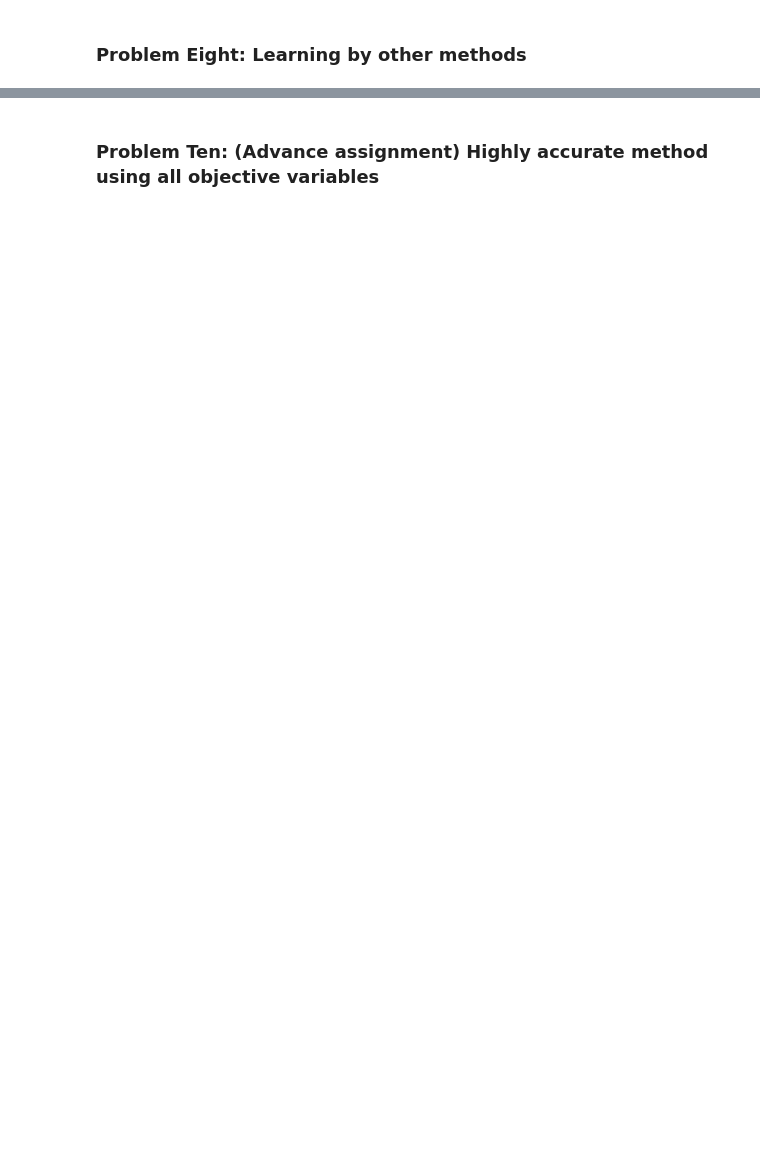
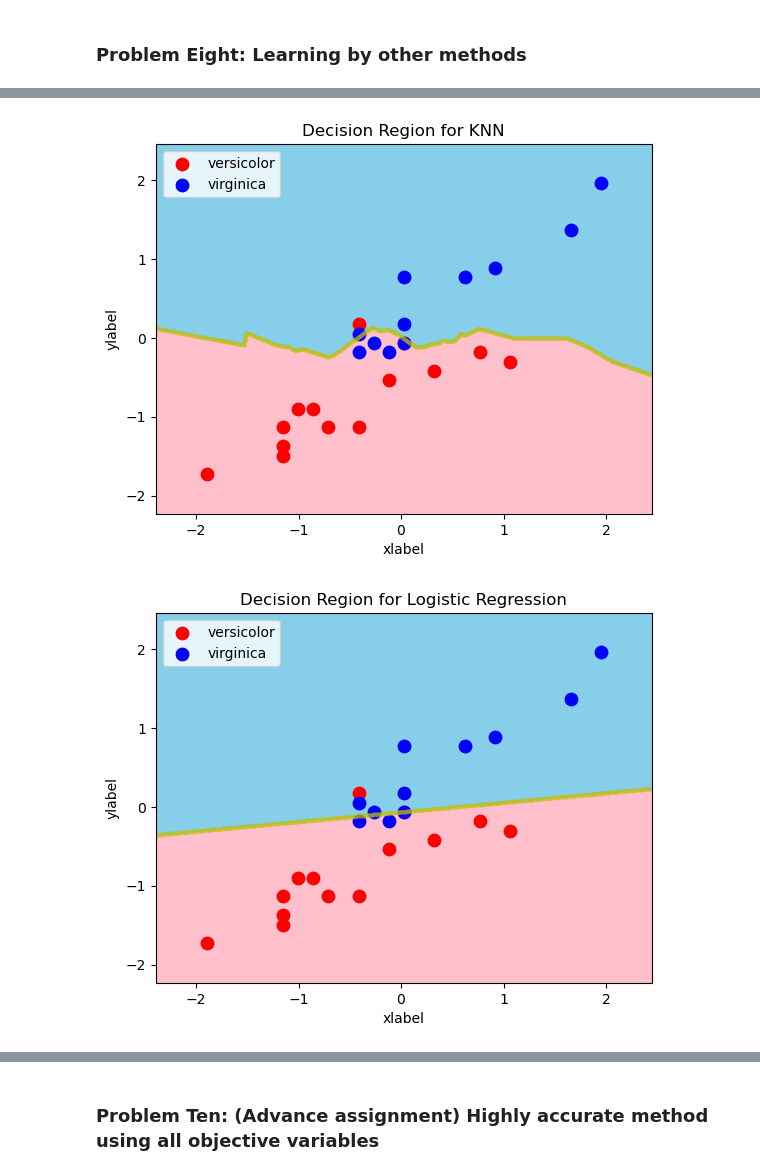
Before and after one commit to andervies/divic-corp-machine-learning-course, a Jupyter notebook: assignment14/Binary classification of iris series.ipynb, the cells around one changed output, grey strips where cells are left out. Cells and saved outputs as stored; diff of their text form; code cells hidden in the pictures; blank space fills up the shorter version.

```diff
--- a/assignment14/Binary classification of iris series.ipynb
+++ b/assignment14/Binary classification of iris series.ipynb
@@ -288,0 +335,20 @@ decision_region(X_train_transformed, y_train, knn3)
+# %%
+# Learning by Logistic Regression
+logr = LogisticRegression()
+logr.fit(X_train_transformed, y_train)
+y_pred_logr = logr.predict(X_test_transformed)
+# %%
+# Learning by SVM
+svm = SVC()
+svm.fit(X_train_transformed, y_train)
+y_pred_svm = svm.predict(X_test_transformed)
+# %%
+# Learning by Decision Tree Classifier
+dtree = DecisionTreeClassifier()
+dtree.fit(X_train_transformed, y_train)
+y_pred_dtree = dtree.predict(X_test_transformed)
+# %%
+# Learning by Random Forest Classifier
+forest = RandomForestClassifier()
+forest.fit(X_train_transformed, y_train)
+y_pred_forest = forest.predict(X_test_transformed)
@@ -288,0 +361,37 @@ decision_region(X_train_transformed, y_train, knn3)
+# %%
+from prettytable import PrettyTable
+
+
+def eval_models(is_std=True):
+    # Evaluation of the different models
+    models = [knn, logr, svm, dtree, forest]
+    predictions = {
+        "KNN": y_pred_knn,
+        "Logistic Regression": y_pred_logr,
+        "SVM": y_pred_svm,
+        "Decision Tree": y_pred_dtree,
+        "Random Forest": y_pred_forest}
+
+    pt = PrettyTable(["Model", "Accuracy", "Precision", "Recall", "F1", "Confusion Matrix"])
+
+    for index, key in enumerate(predictions):
+        accuracy = accuracy_score(y_true=y_test, y_pred=predictions[key]) * 100
+        precision = precision_score(y_true=y_test, y_pred=predictions[key], average=None)
+        recall = recall_score(y_true=y_test, y_pred=predictions[key], average=None)
+        f1 = f1_score(y_true=y_test, y_pred=predictions[key], average=None)
+        confusion_mat = confusion_matrix(y_true=y_test, y_pred=predictions[key])
+
+        pt.add_row([key, accuracy, precision, recall, f1, confusion_mat])
+
+        if is_std == False:
+            X = X_test
+        else:
+            X = X_test_transformed
+        decision_region(X, y_test, models[index], title=f"Decision Region for {key}")
+    return pt
+
+
+display(eval_models())
+# %% [output]
+[figure, added]
+[figure, added]
```
Also changed, not shown: parts of 18 cells of this notebook.
